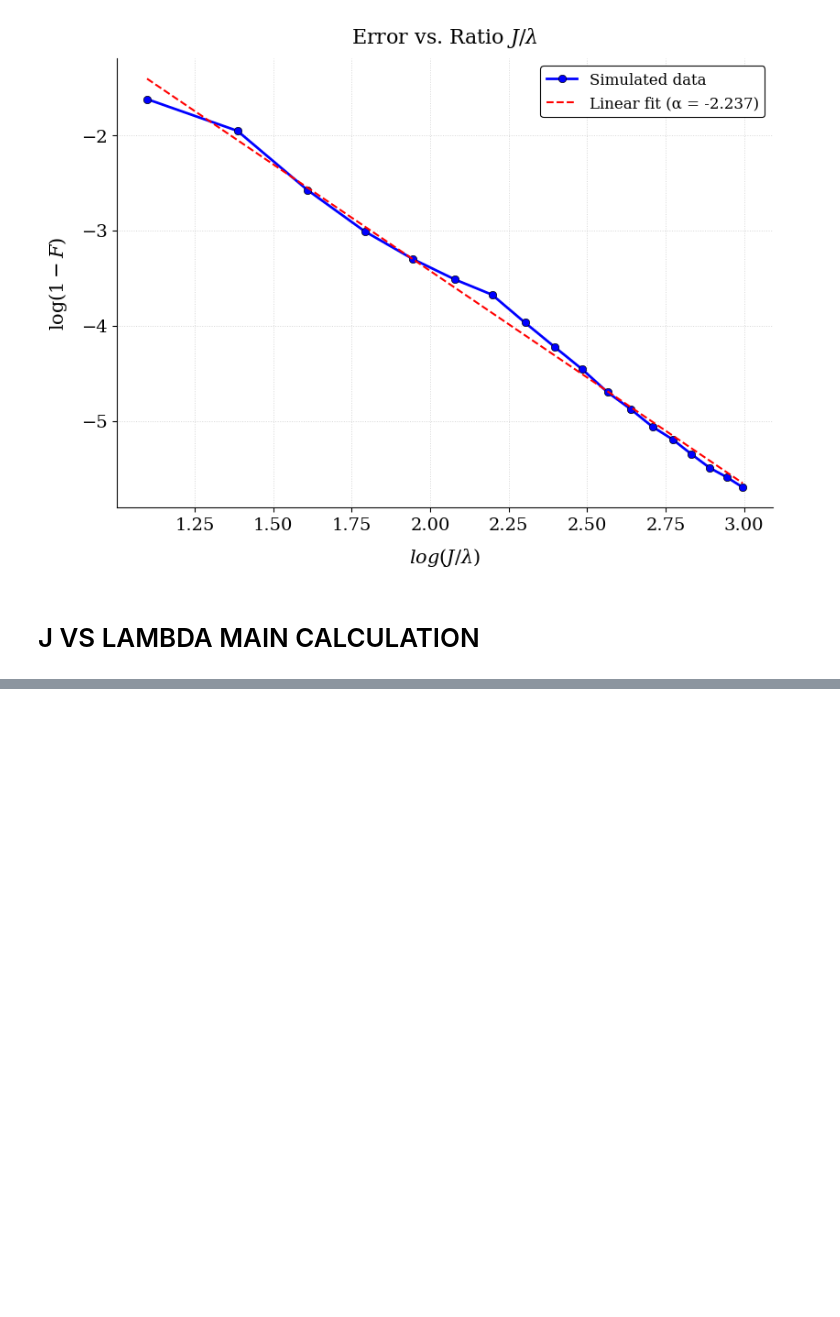
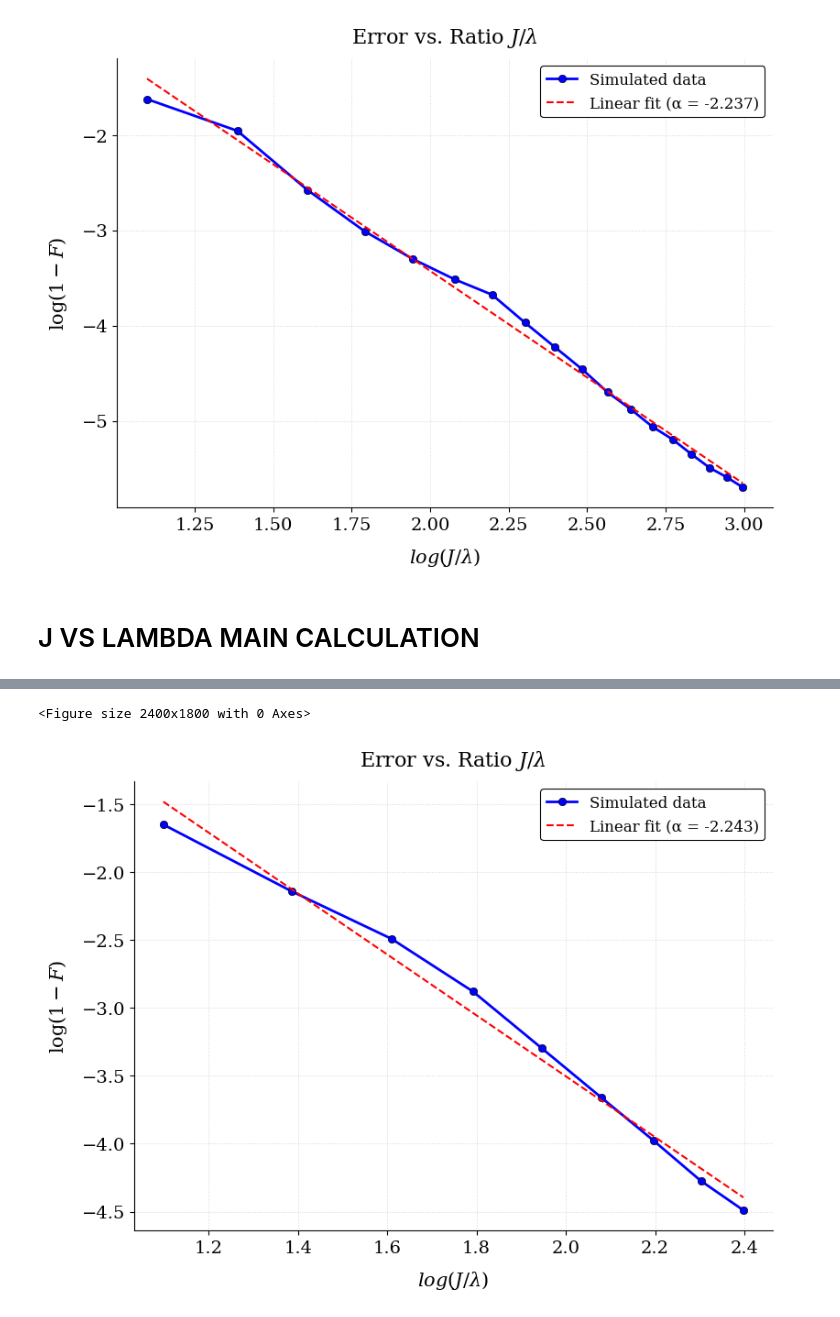
Before and after one commit to OsQarM/quantum_state_transfer, a Jupyter notebook: J_lambda_test.ipynb, the cells around one changed output, grey strips where cells are left out. Saved outputs shown, nothing was run; the diff lists cells and outputs as text; code cells hidden in the pictures; blank space fills up the shorter version.

```diff
--- a/J_lambda_test.ipynb
+++ b/J_lambda_test.ipynb
@@ -244,0 +227,5 @@ log_ratios_ghz,  log_errors_ghz  =  calculate_logs(ratios_ghz, values_ghz)
+# %%
+plots.plot_ratios_trend_slope(x_data=log_ratios_plus[2:11], y_data=log_errors_plus[2:11],log_scale=False, filepath=f'figures/ratios/{recovered_filename_plus}')
+# %% [output]
+<Figure size 2400x1800 with 0 Axes>
+[figure, added]
```
Also changed, not shown: parts of 7 cells of this notebook, 1 other file.
